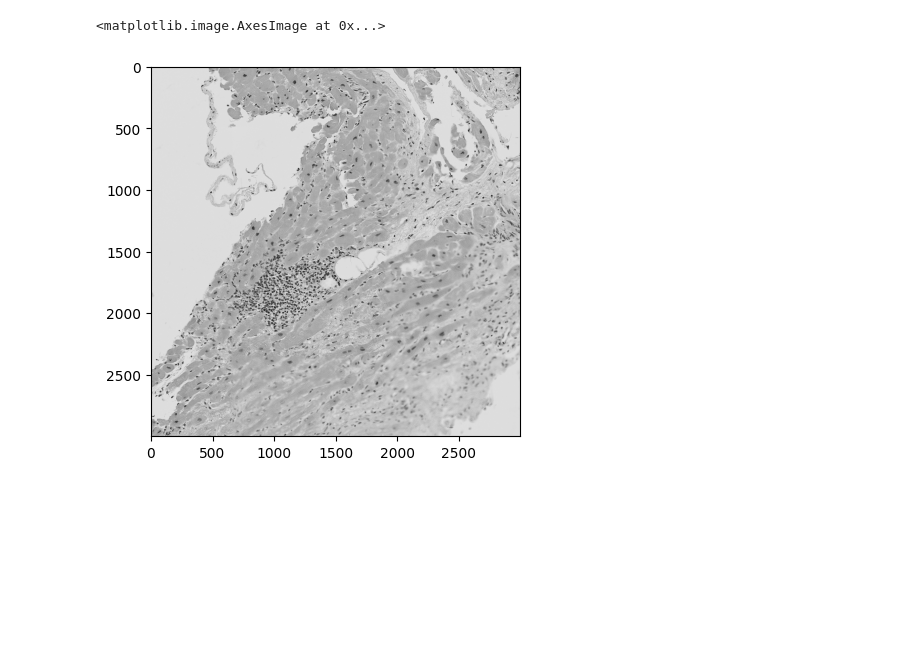
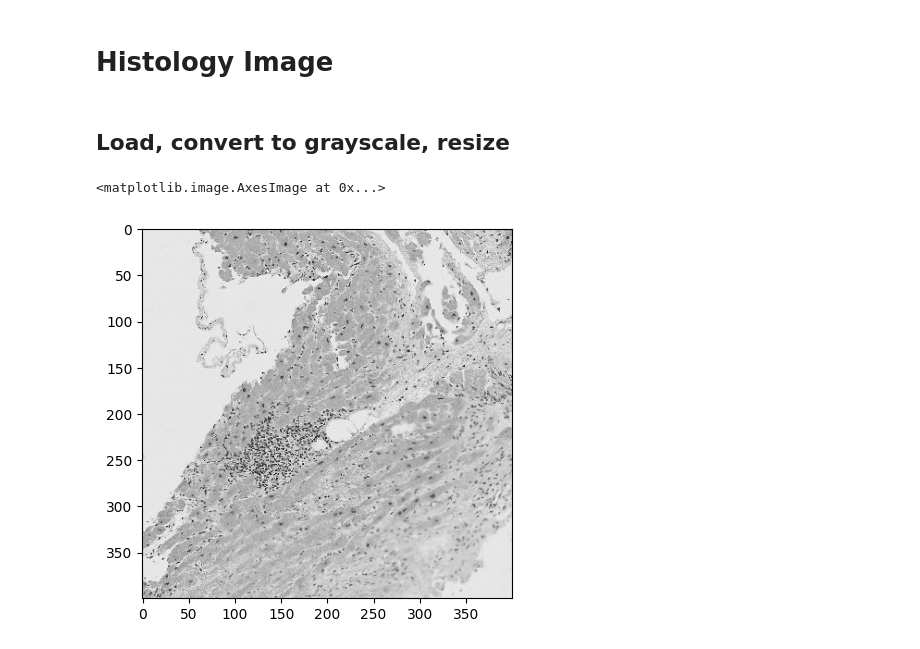
Before and after one commit to vktr274/computer-vision-thresholding, a Jupyter notebook: histology.ipynb, the cells around one changed output. Saved outputs shown, nothing was run; the diff lists cells and outputs as text; code cells hidden in the pictures; blank space fills up the shorter version.

```diff
--- a/histology.ipynb
+++ b/histology.ipynb
@@ -1,10 +1,16 @@
+# %% [markdown]
+# Histology Image
 # %%
 import cv2
 import matplotlib.pyplot as plt
+# %% [markdown]
+## Load, convert to grayscale, resize
 # %%
 img = cv2.imread("hist.png")
 img = cv2.cvtColor(img, cv2.COLOR_BGR2GRAY)
+img = cv2.resize(img, (400, 400)) # linear interpolation
+
 plt.imshow(img, cmap="gray")
 # %% [output]
 <matplotlib.image.AxesImage at 0x...>
-[figure, old version]
+[figure, new version]
```
Also changed, not shown: parts of 5 cells of this notebook, 2 other files.
